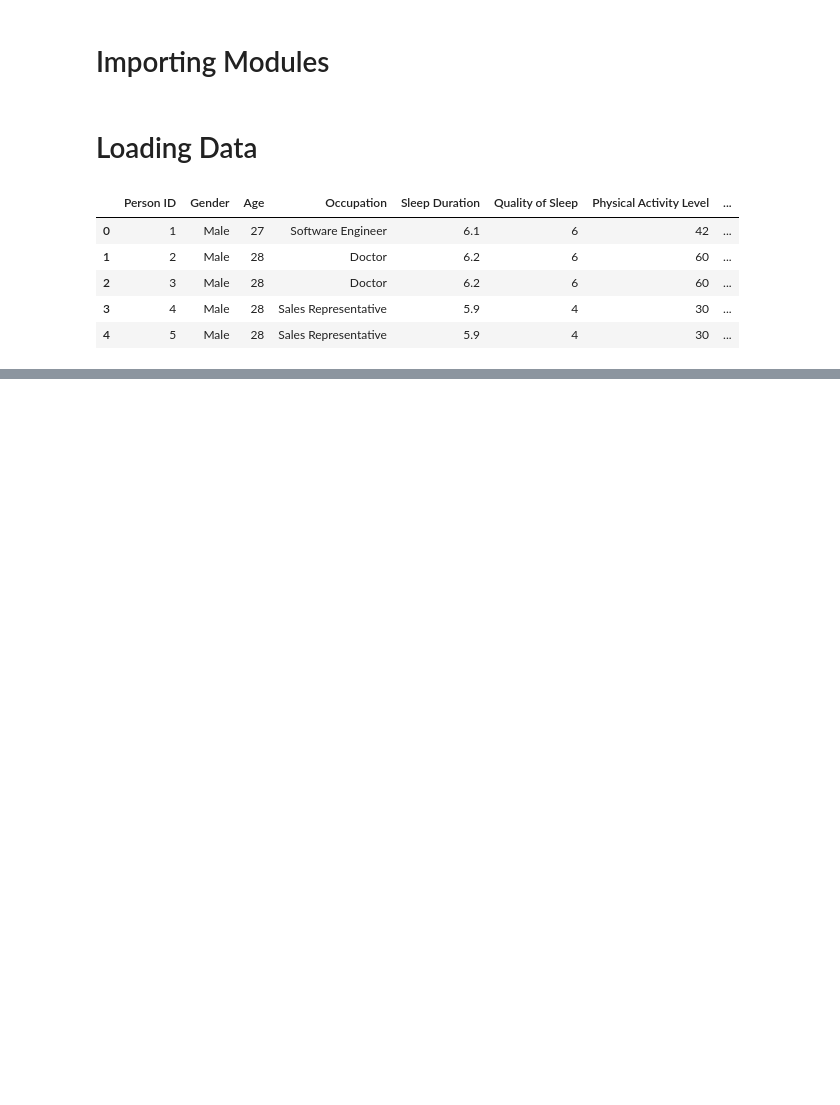
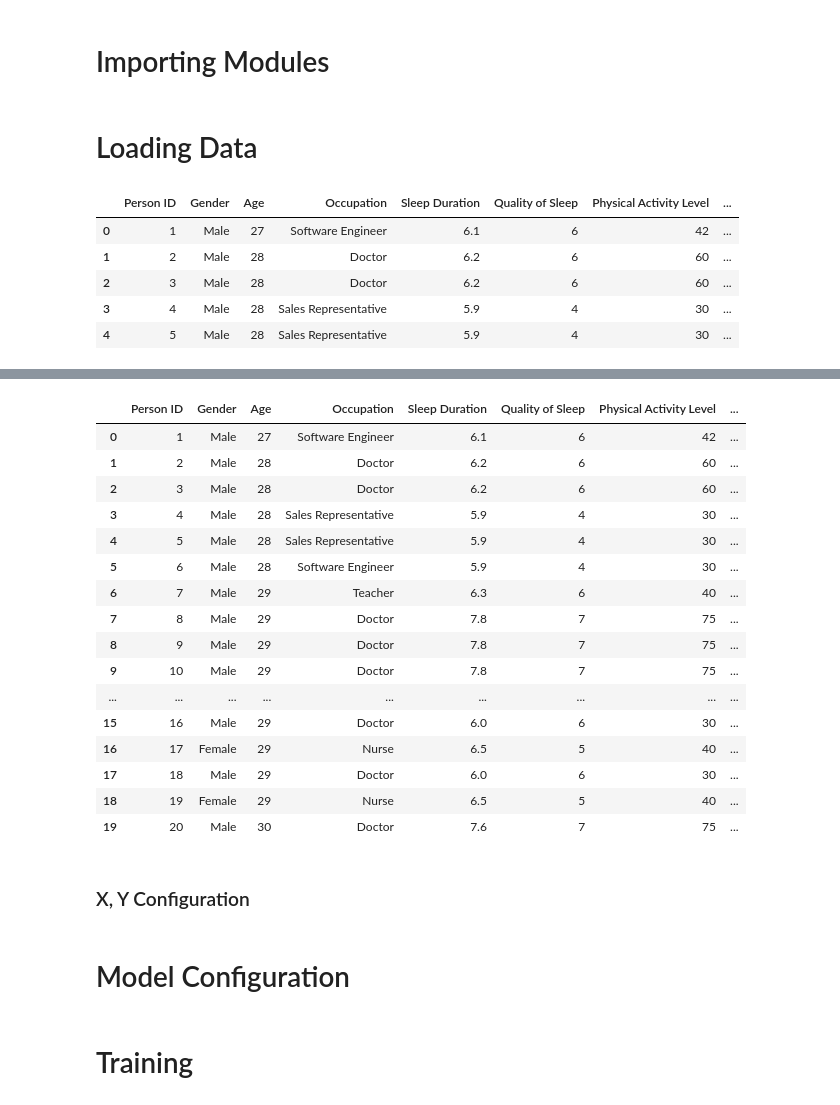
Before and after one commit to Venura-Shiromal/Ai-session-term1, a Jupyter notebook: AI_MachineLearning/Stress Predicition/StressPrediction_CatBoost.ipynb, the cells around one changed output, grey strips where cells are left out. Cells and saved outputs as stored; diff of their text form; code cells hidden in the pictures; blank space fills up the shorter version.

```diff
--- a/AI_MachineLearning/Stress Predicition/StressPrediction_CatBoost.ipynb
+++ b/AI_MachineLearning/Stress Predicition/StressPrediction_CatBoost.ipynb
@@ -40,0 +46,6 @@ df.head()
+# %%
+df[['Systolic Pressure', 'Diastolic Pressure']] = df['Blood Pressure'].str.split('/', expand=True)
+df['Systolic Pressure'] = pd.to_numeric(df['Systolic Pressure'])
+df['Diastolic Pressure'] = pd.to_numeric(df['Diastolic Pressure'])
+
+df = df.drop('Blood Pressure', axis=1)
@@ -40,0 +62,16 @@ df.head()
+# %%
+BMI_Map = {
+    "Normal Weight": 1,
+    "Normal": 1,
+    "Overweight": 2,
+    "Obese": 3
+}
+
+df["BMI Category"] = df["BMI Category"].map(BMI_Map)
+
+Sleep_Disorder_Map = {
+    "Sleep Apnea": 1,
+    "Insomnia": 2
+}
+
+df["Sleep Disorder"] = df["Sleep Disorder"].map(Sleep_Disorder_Map)
@@ -40,0 +80,2 @@ df.head()
+# %%
+df["Sleep Disorder"].fillna(0, inplace=True)
@@ -40,0 +108,22 @@ df.head()
+# %%
+df.head(20)
+# %% [output]
+|  | Person ID | Gender | Age | Occupation | Sleep Duration | Quality of Sleep | Physical Activity Level | ... |
+| 0 | 1 | Male | 27 | Software Engineer | 6.1 | 6 | 42 | ... |
+| 1 | 2 | Male | 28 | Doctor | 6.2 | 6 | 60 | ... |
+| 2 | 3 | Male | 28 | Doctor | 6.2 | 6 | 60 | ... |
+| 3 | 4 | Male | 28 | Sales Representative | 5.9 | 4 | 30 | ... |
+| 4 | 5 | Male | 28 | Sales Representative | 5.9 | 4 | 30 | ... |
+| 5 | 6 | Male | 28 | Software Engineer | 5.9 | 4 | 30 | ... |
+| 6 | 7 | Male | 29 | Teacher | 6.3 | 6 | 40 | ... |
+| 7 | 8 | Male | 29 | Doctor | 7.8 | 7 | 75 | ... |
+| 8 | 9 | Male | 29 | Doctor | 7.8 | 7 | 75 | ... |
+| 9 | 10 | Male | 29 | Doctor | 7.8 | 7 | 75 | ... |
+| ... | ... | ... | ... | ... | ... | ... | ... | ... |
+| 15 | 16 | Male | 29 | Doctor | 6.0 | 6 | 30 | ... |
+| 16 | 17 | Female | 29 | Nurse | 6.5 | 5 | 40 | ... |
+| 17 | 18 | Male | 29 | Doctor | 6.0 | 6 | 30 | ... |
+| 18 | 19 | Female | 29 | Nurse | 6.5 | 5 | 40 | ... |
+| 19 | 20 | Male | 30 | Doctor | 7.6 | 7 | 75 | ... |
+# %% [markdown]
+### X, Y Configuration
@@ -40,0 +135,2 @@ df.head()
+# %% [markdown]
+# Model Configuration
@@ -40,0 +147,2 @@ df.head()
+# %% [markdown]
+# Training
```
Also changed, not shown: parts of 16 cells of this notebook.
